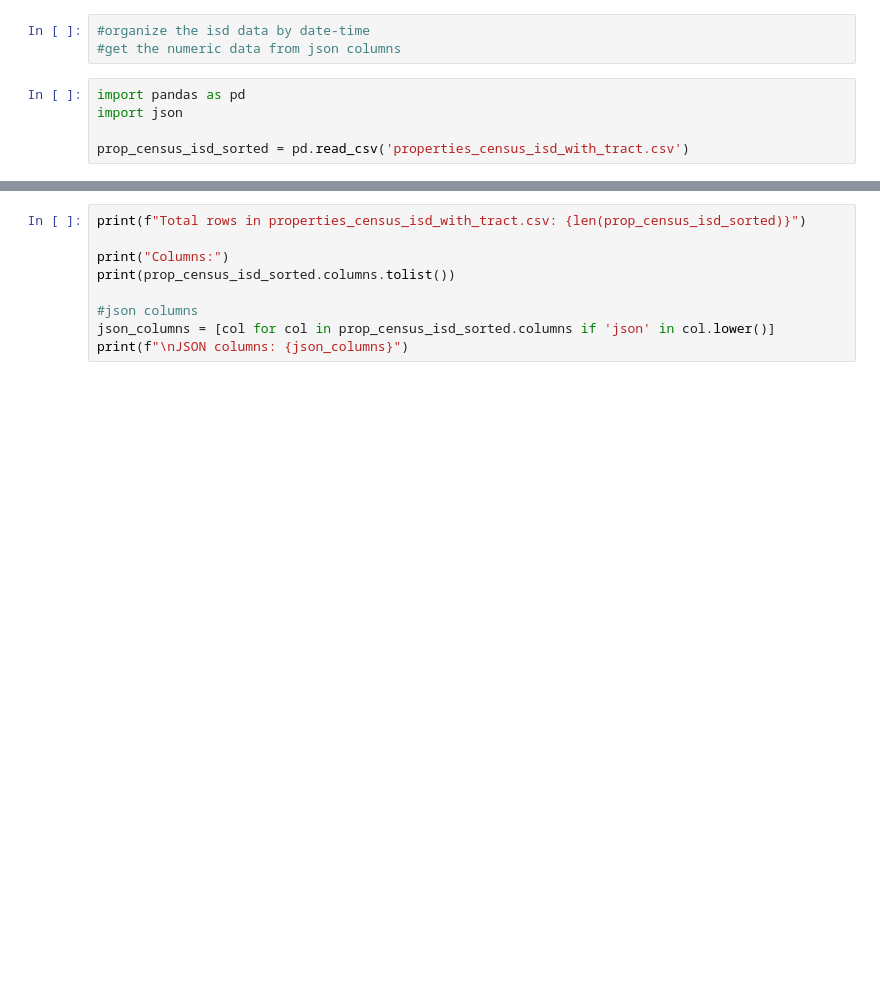
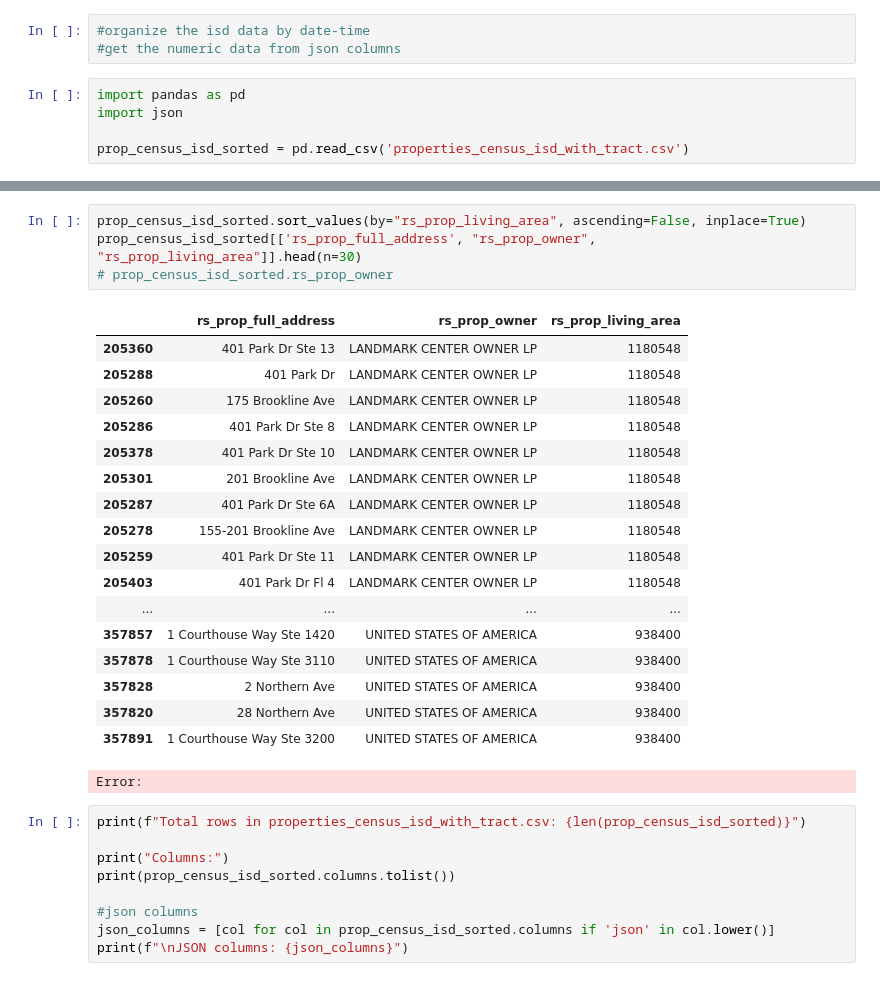
Before and after one commit to shohinis/rentsmart, a Jupyter notebook: further_cleaning2.ipynb, the cells around one changed output, grey strips where cells are left out. Saved outputs shown, nothing was run; the diff lists cells and outputs as text; blank space fills up the shorter version.

```diff
--- a/further_cleaning2.ipynb
+++ b/further_cleaning2.ipynb
@@ -9,3 +57,26 @@ prop_census_isd_sorted = pd.read_csv('properties_census_isd_with_tract.csv')
+# %%
+prop_census_isd_sorted.sort_values(by="rs_prop_living_area", ascending=False, inplace=True)
+prop_census_isd_sorted[['rs_prop_full_address', "rs_prop_owner", "rs_prop_living_area"]].head(n=30)
+# prop_census_isd_sorted.rs_prop_owner
+# %% [output]
+|  | rs_prop_full_address | rs_prop_owner | rs_prop_living_area |
+| 205360 | 401 Park Dr Ste 13 | LANDMARK CENTER OWNER LP | 1180548 |
+| 205288 | 401 Park Dr | LANDMARK CENTER OWNER LP | 1180548 |
+| 205260 | 175 Brookline Ave | LANDMARK CENTER OWNER LP | 1180548 |
+| 205286 | 401 Park Dr Ste 8 | LANDMARK CENTER OWNER LP | 1180548 |
+| 205378 | 401 Park Dr Ste 10 | LANDMARK CENTER OWNER LP | 1180548 |
+| 205301 | 201 Brookline Ave | LANDMARK CENTER OWNER LP | 1180548 |
+| 205287 | 401 Park Dr Ste 6A | LANDMARK CENTER OWNER LP | 1180548 |
+| 205278 | 155-201 Brookline Ave | LANDMARK CENTER OWNER LP | 1180548 |
+| 205259 | 401 Park Dr Ste 11 | LANDMARK CENTER OWNER LP | 1180548 |
+| 205403 | 401 Park Dr Fl 4 | LANDMARK CENTER OWNER LP | 1180548 |
+| ... | ... | ... | ... |
+| 357857 | 1 Courthouse Way Ste 1420 | UNITED STATES OF AMERICA | 938400 |
+| 357878 | 1 Courthouse Way Ste 3110 | UNITED STATES OF AMERICA | 938400 |
+| 357828 | 2 Northern Ave | UNITED STATES OF AMERICA | 938400 |
+| 357820 | 28 Northern Ave | UNITED STATES OF AMERICA | 938400 |
+| 357891 | 1 Courthouse Way Ste 3200 | UNITED STATES OF AMERICA | 938400 |
+Error:
 # %%
 print(f"Total rows in properties_census_isd_with_tract.csv: {len(prop_census_isd_sorted)}")
 
```
Also changed, not shown: parts of 5 cells of this notebook, 8 other files.
